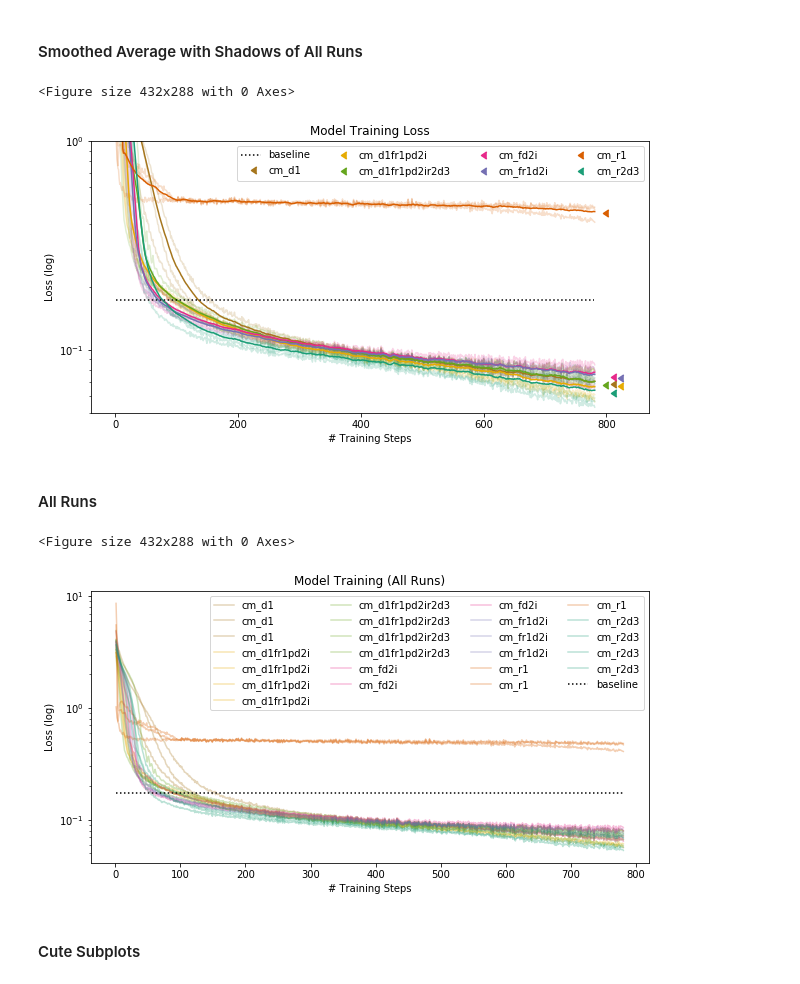
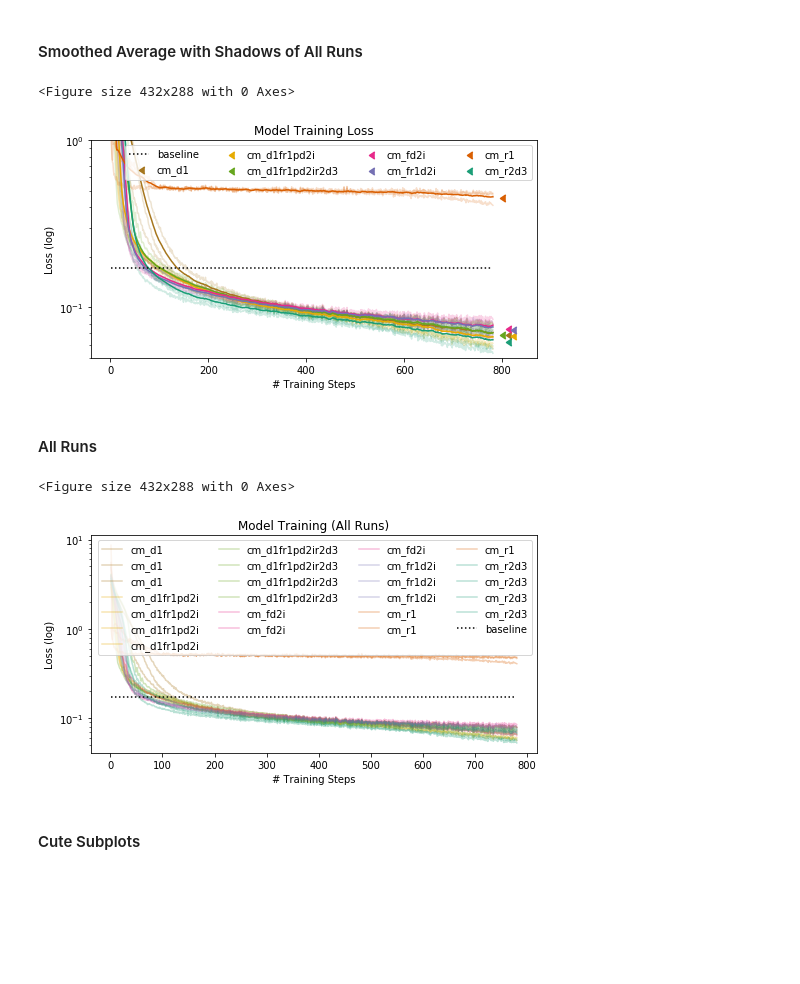
Before and after one commit to heidimhurst/oxdiss, a Jupyter notebook: processing/Processing (plots).ipynb, the cells around one changed output. Cells and saved outputs as stored; diff of their text form; code cells hidden in the pictures; blank space fills up the shorter version.

Commit message:
changed figuresize in plot, added comment in rnn file to make dimension of submatrices more clear

```diff
--- a/processing/Processing (plots).ipynb
+++ b/processing/Processing (plots).ipynb
@@ -160,6 +172,8 @@ color_map = dict(zip(color_labels, rgb_values))
 
 pt_size = 50
 window = 10
+
+figwidth = 8
 # %% [markdown]
 #### Complexity/Training Loss Tradeoff
 # %%
@@ -204,7 +221,7 @@ plt.show()
 # %%
 # plot all results (light) with average overlays (dark)
 plt.clf()
-fig = plt.figure(figsize=(10,5))
+fig = plt.figure(figsize=(figwidth,0.5*figwidth))
 
 # plot all runs (very light)
 for ind, row in all_results.iterrows():
@@ -231,29 +248,32 @@ plt.xlabel("# Training Steps")
 # plt.xlim([0,800])
 plt.ylim([0.5*1e-1, 1e0])
 plt.title("Model Training Loss")
+
+plt.savefig("figures/average_performance.png", dpi=300)
+
 plt.show()
 # %% [output]
 <Figure size 432x288 with 0 Axes>
-[figure, old version]
+[figure, new version]
 # %% [markdown]
 #### All Runs
 # %%
 # plot all runs
 plt.clf()
-fig = plt.figure(figsize=(10,5))
+fig = plt.figure(figsize=(figwidth,0.5*figwidth))
 for ind, row in all_results.iterrows():
     plt.semilogy(list(range(1,782)), row["loss"],
                  label=row["name"], color=color_map[row["name"]], alpha=0.3)
 
 plt.semilogy(list(range(1,781)),[baseline_cm(120)]*780, ':', color="black",label="baseline")
 plt.legend(ncol=4)
 plt.ylabel("Loss (log)")
 plt.xlabel("# Training Steps")
 plt.title("Model Training (All Runs)")
 plt.show()
 # %% [output]
 <Figure size 432x288 with 0 Axes>
-[figure, old version]
+[figure, new version]
 # %% [markdown]
 #### Cute Subplots
 # %%
```
Also changed, not shown: parts of 4 cells of this notebook, 2 other files.
